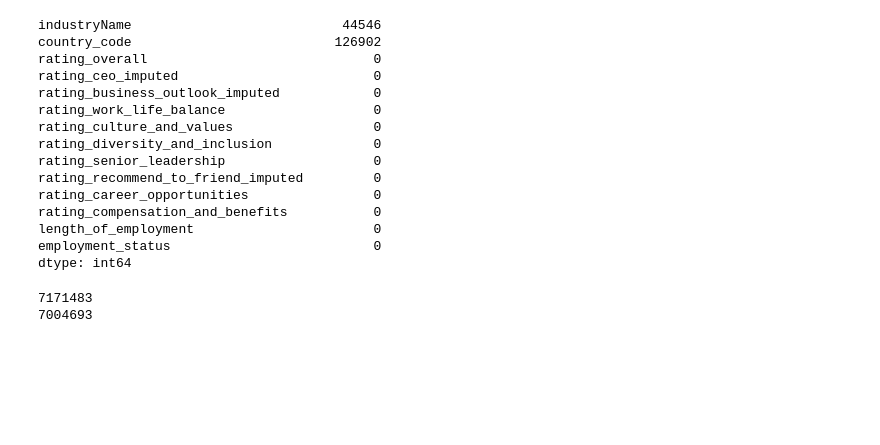
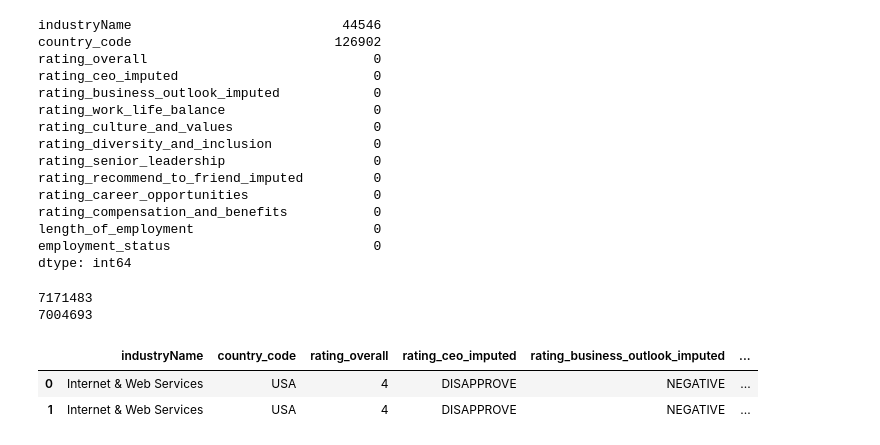
Before and after one commit to dchatz05/Thesis, a Jupyter notebook: Data.ipynb, the cells around one changed output. Cells and saved outputs as stored; diff of their text form; code cells hidden in the pictures; blank space fills up the shorter version.

```diff
--- a/Data.ipynb
+++ b/Data.ipynb
@@ -465,4 +458,8 @@ print(len(df_new))
 7171483
 7004693
 # %%
-df_new.head()
+df_new.head(2)
+# %% [output]
+|  | industryName | country_code | rating_overall | rating_ceo_imputed | rating_business_outlook_imputed | ... |
+| 0 | Internet & Web Services | USA | 4 | DISAPPROVE | NEGATIVE | ... |
+| 1 | Internet & Web Services | USA | 4 | DISAPPROVE | NEGATIVE | ... |
```
Also changed, not shown: parts of 8 cells of this notebook, 1 other file.
